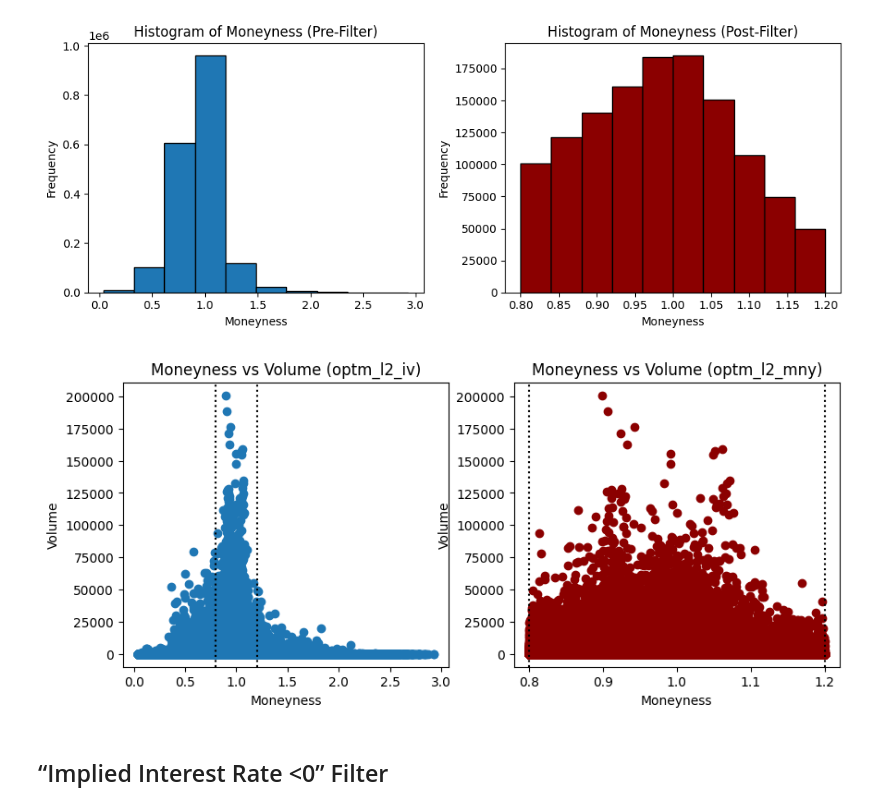
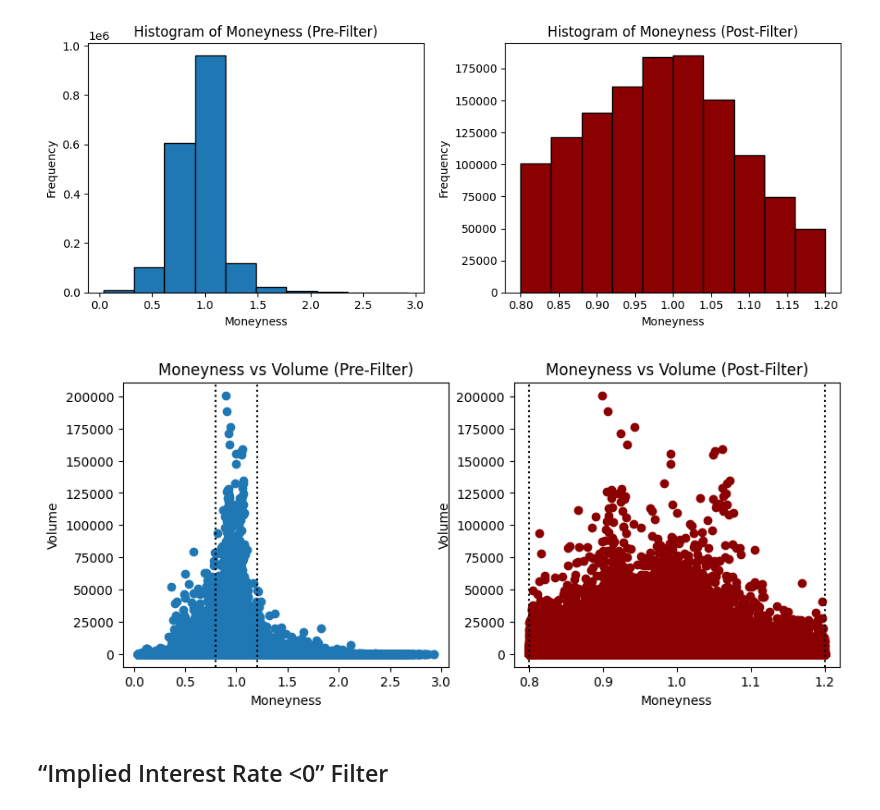
Before and after one commit to harrypandas/finm-32900_final_project, a Jupyter notebook: notebooks/03_Level02_Filters.ipynb, the cells around one changed output. Saved outputs shown, nothing was run; the diff lists cells and outputs as text; code cells hidden in the pictures.

```diff
--- a/notebooks/03_Level02_Filters.ipynb
+++ b/notebooks/03_Level02_Filters.ipynb
@@ -233,31 +233,31 @@ plt.show()
 # %%
 fig, axes = plt.subplots(1, 2, figsize=(10, 4))
 
 # Plotting optm_l2_iv
 axes[0].scatter(optm_l2_iv['mnyns'], optm_l2_iv['volume'])
 axes[0].set_xlabel('Moneyness')
 axes[0].set_ylabel('Volume')
-axes[0].set_title('Moneyness vs Volume (optm_l2_iv)')
+axes[0].set_title('Moneyness vs Volume (Pre-Filter)')
 
 # Plotting optm_l2_mny
 axes[1].scatter(optm_l2_mny['mnyns'], optm_l2_mny['volume'], color='darkred')
 axes[1].set_xlabel('Moneyness')
 axes[1].set_ylabel('Volume')
-axes[1].set_title('Moneyness vs Volume (optm_l2_mny)')
+axes[1].set_title('Moneyness vs Volume (Post-Filter)')
 
 # axes[0].set_xlim(0.8, 1.2)
 # axes[1].set_xlim(0.8, 1.2)
 
 # Add dotted line representing the range 0.8 to 1.2 on x-axis
 axes[0].axvline(0.8, color='black', linestyle='dotted')
 axes[0].axvline(1.2, color='black', linestyle='dotted')
 axes[1].axvline(0.8, color='black', linestyle='dotted')
 axes[1].axvline(1.2, color='black', linestyle='dotted')
 
 # Show the plot
 plt.show()
 # %% [output]
-[figure, old version]
+[figure, new version]
 # %% [markdown]
 ## “Implied Interest Rate <0” Filter
 # %% [markdown]
```
Also changed, not shown: parts of 8 cells of this notebook.
